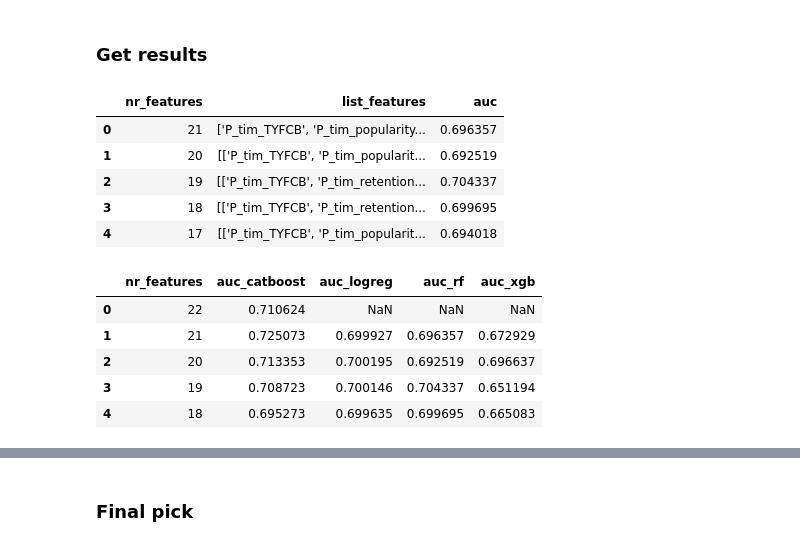
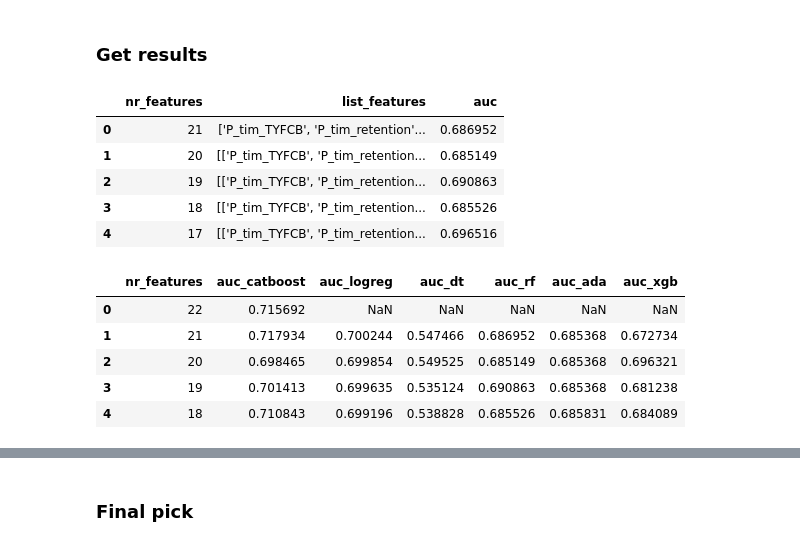
Before and after one commit to da-veed/BachelorThesis, a Jupyter notebook: data_model_step6.ipynb, the cells around one changed output, grey strips where cells are left out. Saved outputs shown, nothing was run; the diff lists cells and outputs as text; code cells hidden in the pictures.

```diff
--- a/data_model_step6.ipynb
+++ b/data_model_step6.ipynb
@@ -474,41 +601,49 @@ df_results.to_csv(f"feature_selection_results_catboost.csv")
 # %% [markdown]
 ### Get results
 # %%
+df_results_logreg = pd.read_csv("feature_selection_results_logreg.csv", index_col=0)
+df_results_dt = pd.read_csv("feature_selection_results_dt.csv", index_col=0)
+df_results_rf = pd.read_csv("feature_selection_results_rf.csv", index_col=0)
+df_results_ada = pd.read_csv("feature_selection_results_ada.csv", index_col=0)
+df_results_xgb = pd.read_csv("feature_selection_results_xgb.csv", index_col=0)
 df_results_cat = pd.read_csv("feature_selection_results_catboost.csv", index_col=0)
-df_results_logreg = pd.read_csv("feature_selection_results_logreg.csv", index_col=0)
-df_results_rf = pd.read_csv("feature_selection_results_rf.csv", index_col=0)
-df_results_xgb = pd.read_csv("feature_selection_results_xgb.csv", index_col=0)
 df_results_rf.head()
 # %% [output]
 |  | nr_features | list_features | auc |
-| 0 | 21 | ['P_tim_TYFCB', 'P_tim_popularity... | 0.696357 |
-| 1 | 20 | [['P_tim_TYFCB', 'P_tim_popularit... | 0.692519 |
-| 2 | 19 | [['P_tim_TYFCB', 'P_tim_retention... | 0.704337 |
-| 3 | 18 | [['P_tim_TYFCB', 'P_tim_retention... | 0.699695 |
-| 4 | 17 | [['P_tim_TYFCB', 'P_tim_popularit... | 0.694018 |
+| 0 | 21 | ['P_tim_TYFCB', 'P_tim_retention'... | 0.686952 |
+| 1 | 20 | [['P_tim_TYFCB', 'P_tim_retention... | 0.685149 |
+| 2 | 19 | [['P_tim_TYFCB', 'P_tim_retention... | 0.690863 |
+| 3 | 18 | [['P_tim_TYFCB', 'P_tim_retention... | 0.685526 |
+| 4 | 17 | [['P_tim_TYFCB', 'P_tim_retention... | 0.696516 |
 # %%
+df_results_logreg.drop(["list_features"], axis=1, inplace=True)
+df_results_dt.drop(["list_features"], axis=1, inplace=True)
+df_results_rf.drop(["list_features"], axis=1, inplace=True)
+df_results_ada.drop(["list_features"], axis=1, inplace=True)
+df_results_xgb.drop(["list_features"], axis=1, inplace=True)
 df_results_cat.drop(["list_features"], axis=1, inplace=True)
-df_results_logreg.drop(["list_features"], axis=1, inplace=True)
-df_results_rf.drop(["list_features"], axis=1, inplace=True)
-df_results_xgb.drop(["list_features"], axis=1, inplace=True)
 
+df_results_logreg.rename({"auc": "auc_logreg"}, axis=1, inplace=True)
+df_results_dt.rename({"auc": "auc_dt"}, axis=1, inplace=True)
+df_results_rf.rename({"auc": "auc_rf"}, axis=1, inplace=True)
+df_results_ada.rename({"auc": "auc_ada"}, axis=1, inplace=True)
+df_results_xgb.rename({"auc": "auc_xgb"}, axis=1, inplace=True)
 df_results_cat.rename({"auc": "auc_catboost"}, axis=1, inplace=True)
-df_results_logreg.rename({"auc": "auc_logreg"}, axis=1, inplace=True)
-df_results_rf.rename({"auc": "auc_rf"}, axis=1, inplace=True)
-df_results_xgb.rename({"auc": "auc_xgb"}, axis=1, inplace=True)
 # %%
 df_results = df_results_cat.merge(df_results_logreg, how="left", on="nr_features")
+df_results = df_results.merge(df_results_dt, how="left", on="nr_features")
 df_results = df_results.merge(df_results_rf, how="left", on="nr_features")
+df_results = df_results.merge(df_results_ada, how="left", on="nr_features")
 df_results = df_results.merge(df_results_xgb, how="left", on="nr_features")
 
 df_results.head()
 # %% [output]
-|  | nr_features | auc_catboost | auc_logreg | auc_rf | auc_xgb |
-| 0 | 22 | 0.710624 | NaN | NaN | NaN |
-| 1 | 21 | 0.725073 | 0.699927 | 0.696357 | 0.672929 |
-| 2 | 20 | 0.713353 | 0.700195 | 0.692519 | 0.696637 |
-| 3 | 19 | 0.708723 | 0.700146 | 0.704337 | 0.651194 |
-| 4 | 18 | 0.695273 | 0.699635 | 0.699695 | 0.665083 |
+|  | nr_features | auc_catboost | auc_logreg | auc_dt | auc_rf | auc_ada | auc_xgb |
+| 0 | 22 | 0.715692 | NaN | NaN | NaN | NaN | NaN |
+| 1 | 21 | 0.717934 | 0.700244 | 0.547466 | 0.686952 | 0.685368 | 0.672734 |
+| 2 | 20 | 0.698465 | 0.699854 | 0.549525 | 0.685149 | 0.685368 | 0.696321 |
+| 3 | 19 | 0.701413 | 0.699635 | 0.535124 | 0.690863 | 0.685368 | 0.681238 |
+| 4 | 18 | 0.710843 | 0.699196 | 0.538828 | 0.685526 | 0.685831 | 0.684089 |
 # %%
 df_results["auc_mean"] = df_results.iloc[:,1:].mean(axis=1)
 # %%
```
Also changed, not shown: parts of 48 cells of this notebook, 26 other files.
